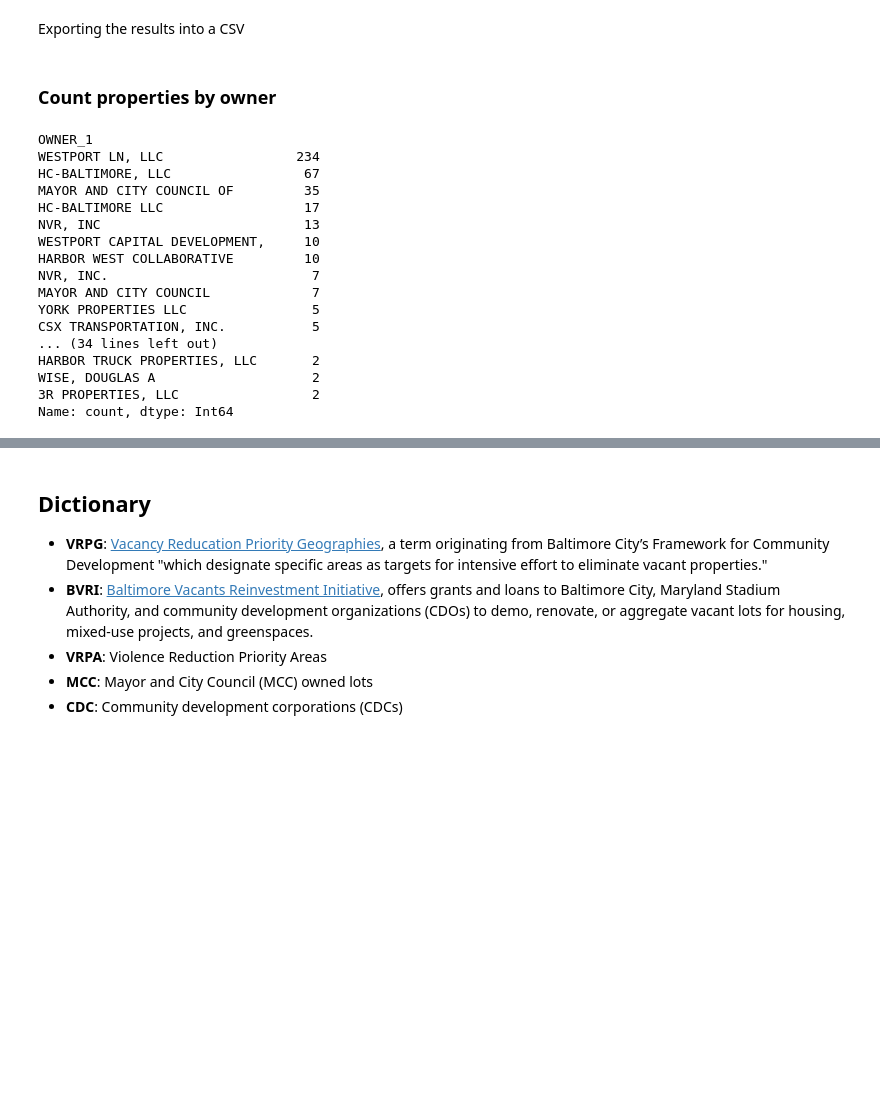
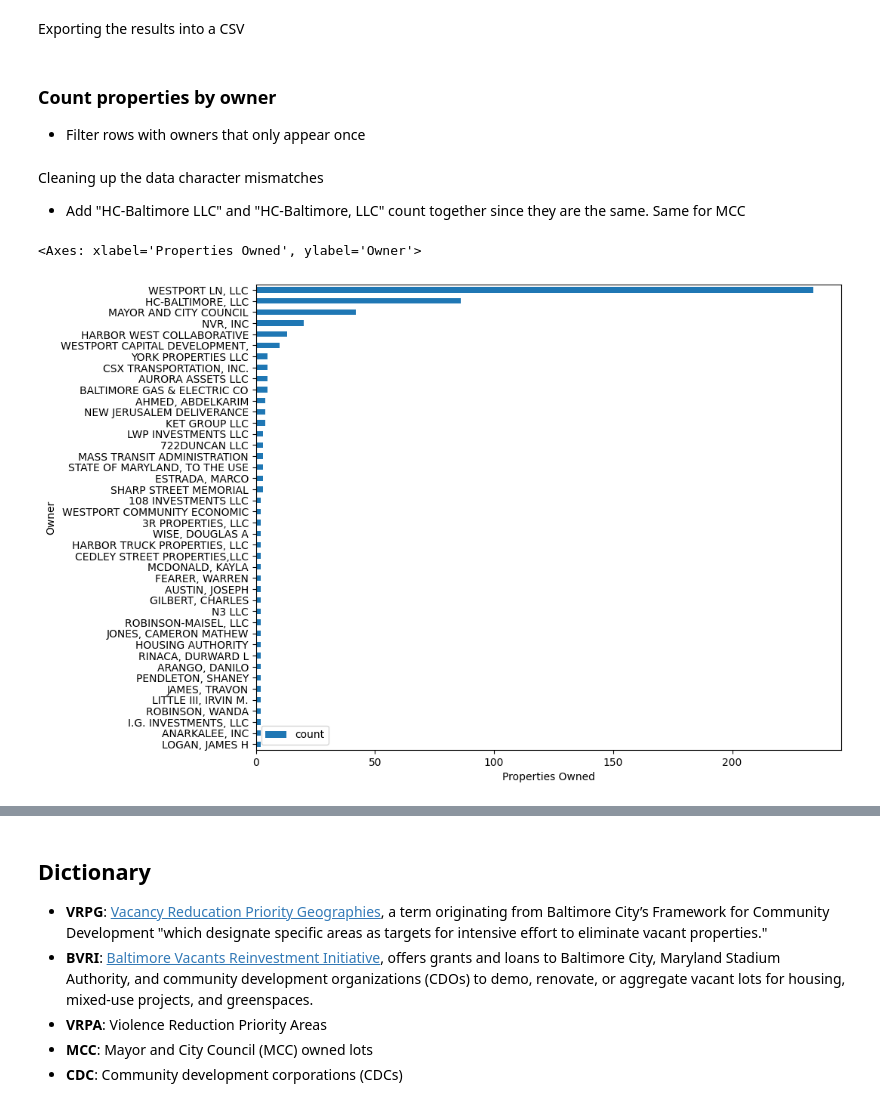
Before and after one commit to kariymam/baltimore-tif, a Jupyter notebook: Aggregate-Gov-Data.ipynb, the cells around one changed output, grey strips where cells are left out. Saved outputs shown, nothing was run; the diff lists cells and outputs as text; code cells hidden in the pictures; blank space fills up the shorter version.

Commit message:
Cleanup duplicates, misspellings and consolidate in the bar graph

```diff
--- a/Aggregate-Gov-Data.ipynb
+++ b/Aggregate-Gov-Data.ipynb
@@ -185,30 +190,52 @@ def write_to_csv(neighborhood, df):
 write_to_csv(neighborhood, tranche_data)
 # %% [markdown]
 ### Count properties by owner
+- Filter rows with owners that only appear once
 # %%
 def filter_by_owners_count(df):
     # Filter rows with owners that only appear once
+    ## Unscientifically choosing more than 2 properties to qualify as a small-to-large property developer
     return df[df.groupby('OWNER_1')['OWNER_1'].transform('size') > 1]
-
-filter_by_owners_count(data)['OWNER_1'].value_counts()
-# %% [output]
-OWNER_1
-WESTPORT LN, LLC                 234
-HC-BALTIMORE, LLC                 67
-MAYOR AND CITY COUNCIL OF         35
-HC-BALTIMORE LLC                  17
-NVR, INC                          13
-WESTPORT CAPITAL DEVELOPMENT,     10
-HARBOR WEST COLLABORATIVE         10
-NVR, INC.                          7
-MAYOR AND CITY COUNCIL             7
-YORK PROPERTIES LLC                5
-CSX TRANSPORTATION, INC.           5
-... (34 lines left out)
-HARBOR TRUCK PROPERTIES, LLC       2
-WISE, DOUGLAS A                    2
-3R PROPERTIES, LLC                 2
-Name: count, dtype: Int64
+# %% [markdown]
+Cleaning up the data character mismatches
+- Add "HC-Baltimore LLC" and "HC-Baltimore, LLC" count together since they are the same. Same for MCC
+# %%
+def combine_duplicates(df, dict):
+    combined_values = {}
+    values_to_drop = []
+
+    def combine_counts(df, columns, start=0):
+        result = start
+        for col in columns:
+            count = df.loc[col, "count"]
+            result = np.add(result, count)
+        return result
+
+    for key, columns in dict.items():
+        combined_values[key] = int(combine_counts(df, columns))
+        for name in columns:
+            values_to_drop.append(name)
+
+    df = df.drop(index=values_to_drop)
+
+    for k, v in combined_values.items():
+        new_row = pd.Series({'count': v}, name=k)
+        df.loc[k] = new_row
+
+    return df
+# %%
+tranche_data = filter_by_owners_count(data)['OWNER_1'].value_counts().reset_index().set_index('OWNER_1')
+
+combine_duplicates(tranche_data, {
+    "HC-BALTIMORE, LLC": ["HC-BALTIMORE, LLC", "HC-BALTIMORE LLC", "HC BALTIMORE, LLC"],
+    "MAYOR AND CITY COUNCIL": ["MAYOR AND CITY COUNCIL OF", "MAYOR AND CITY COUNCIL"],
+    "HARBOR WEST COLLABORATIVE": ["HARBOR WEST COLLABORATIVE", "HARBOR WEST COLLABORTIVE"],
+    "NVR, INC": ["NVR, INC", "NVR, INC."],
+    "BALTIMORE GAS & ELECTRIC CO": ["BALTIMORE GAS & ELECTRIC CO", "BALTO. GAS &ELECTRIC CO"]
+}).sort_values(by=["count"]).plot(kind='barh', figsize=(10, 8), xlabel='Properties Owned', ylabel='Owner')
+# %% [output]
+<Axes: xlabel='Properties Owned', ylabel='Owner'>
+[figure, added]
 # %% [markdown]
 ## The questions
 with the ownership and TIF data, I have some questions, even if I won't get to explore all/any of them:
```
Also changed, not shown: parts of 5 cells of this notebook, 1 other file.
